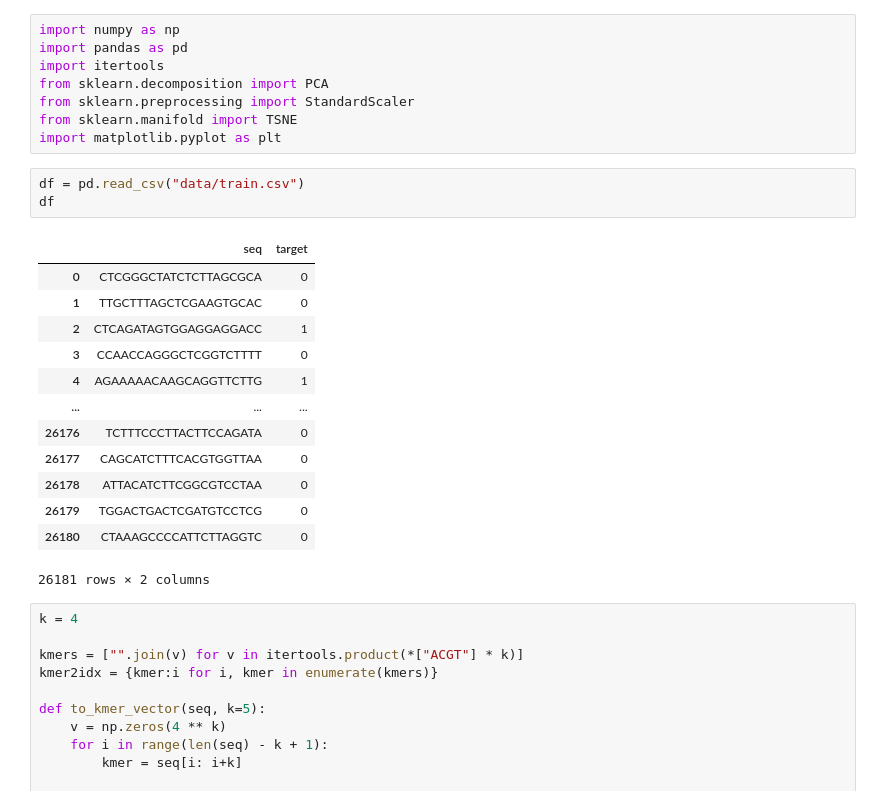
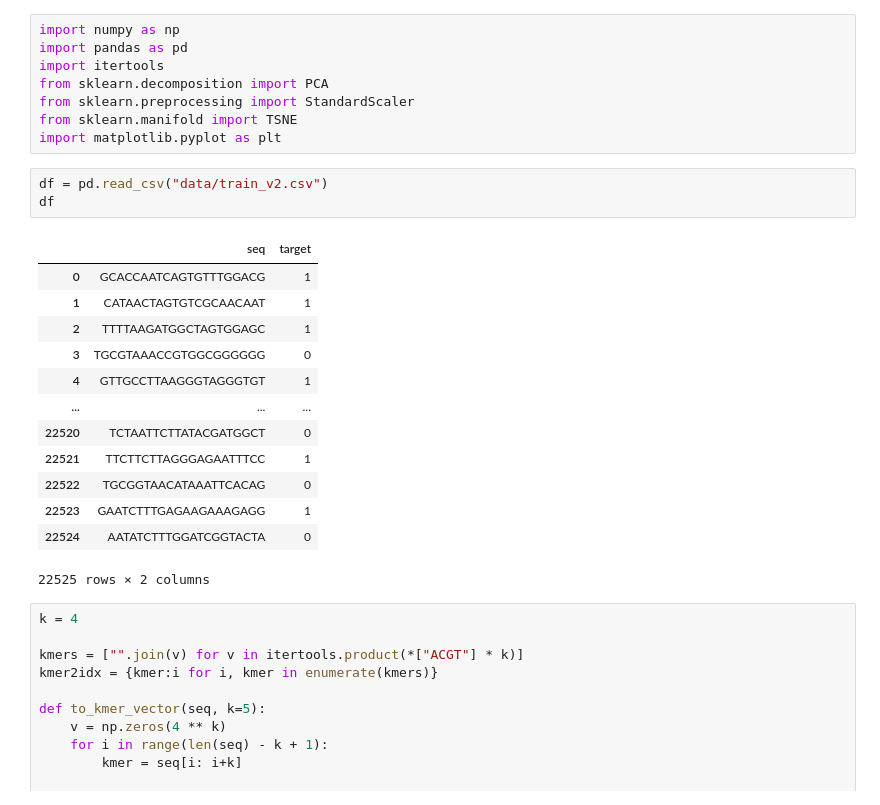
Before and after one commit to DanYeong-Lee/bioinfo1-project, a Jupyter notebook: my_proj/eda.ipynb, the cells around one changed output. Saved outputs shown, nothing was run; the diff lists cells and outputs as text.

```diff
--- a/my_proj/eda.ipynb
+++ b/my_proj/eda.ipynb
@@ -18,22 +18,22 @@ from sklearn.preprocessing import StandardScaler
 from sklearn.manifold import TSNE
 import matplotlib.pyplot as plt
 # %%
-df = pd.read_csv("data/train.csv")
+df = pd.read_csv("data/train_v2.csv")
 df
 # %% [output]
 |  | seq | target |
-| 0 | CTCGGGCTATCTCTTAGCGCA | 0 |
-| 1 | TTGCTTTAGCTCGAAGTGCAC | 0 |
-| 2 | CTCAGATAGTGGAGGAGGACC | 1 |
-| 3 | CCAACCAGGGCTCGGTCTTTT | 0 |
-| 4 | AGAAAAACAAGCAGGTTCTTG | 1 |
+| 0 | GCACCAATCAGTGTTTGGACG | 1 |
+| 1 | CATAACTAGTGTCGCAACAAT | 1 |
+| 2 | TTTTAAGATGGCTAGTGGAGC | 1 |
+| 3 | TGCGTAAACCGTGGCGGGGGG | 0 |
+| 4 | GTTGCCTTAAGGGTAGGGTGT | 1 |
 | ... | ... | ... |
-| 26176 | TCTTTCCCTTACTTCCAGATA | 0 |
-| 26177 | CAGCATCTTTCACGTGGTTAA | 0 |
-| 26178 | ATTACATCTTCGGCGTCCTAA | 0 |
-| 26179 | TGGACTGACTCGATGTCCTCG | 0 |
-| 26180 | CTAAAGCCCCATTCTTAGGTC | 0 |
+| 22520 | TCTAATTCTTATACGATGGCT | 0 |
+| 22521 | TTCTTCTTAGGGAGAATTTCC | 1 |
+| 22522 | TGCGGTAACATAAATTCACAG | 0 |
+| 22523 | GAATCTTTGAGAAGAAAGAGG | 1 |
+| 22524 | AATATCTTTGGATCGGTACTA | 0 |
-26181 rows × 2 columns
+22525 rows × 2 columns
 # %%
 k = 4
 
```
Also changed, not shown: parts of 3 cells of this notebook, 3 other files.
